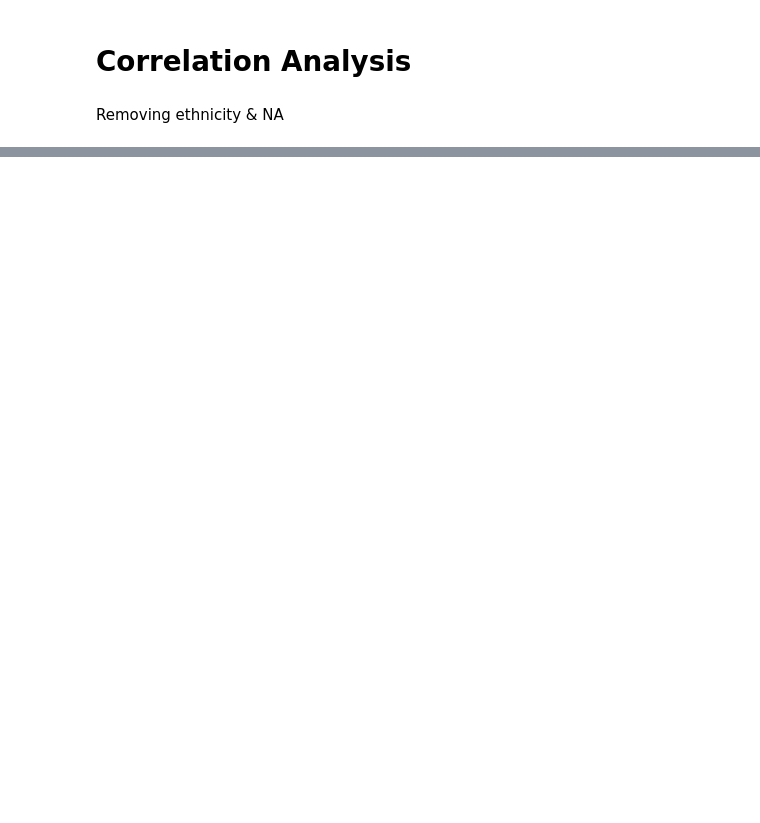
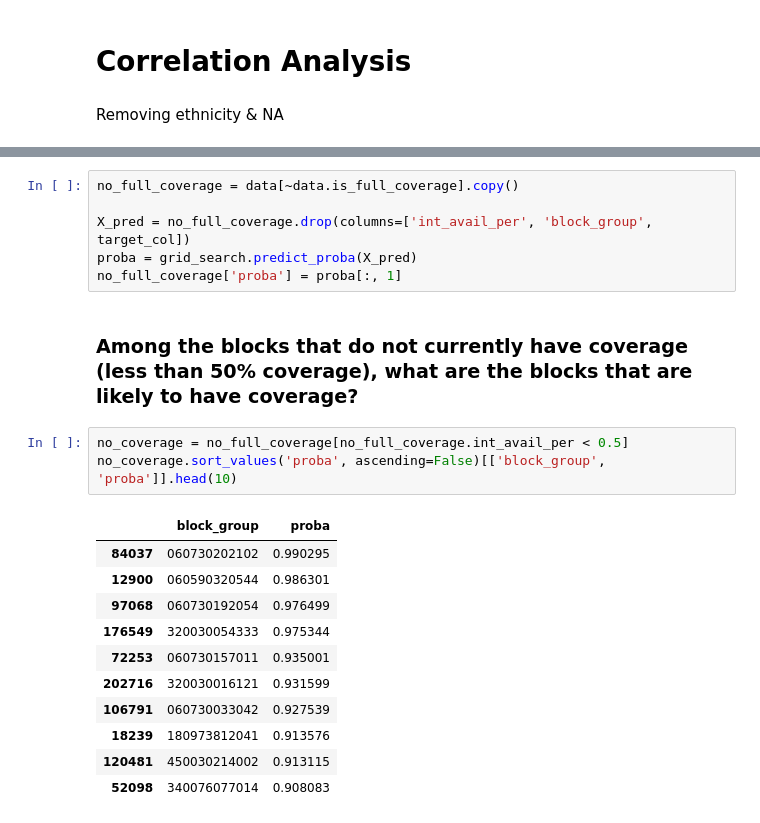
Before and after one commit to fccdsicapstone/data-exploration, a Jupyter notebook: internet_access_rate_analysis_model.ipynb, the cells around one changed output, grey strips where cells are left out. Saved outputs shown, nothing was run; the diff lists cells and outputs as text; blank space fills up the shorter version.

Commit message:
finished prediction

```diff
--- a/internet_access_rate_analysis_model.ipynb
+++ b/internet_access_rate_analysis_model.ipynb
@@ -285,0 +264,23 @@ coefficients.sort_values('gini_coef', ascending=False)
+# %%
+no_full_coverage = data[~data.is_full_coverage].copy()
+
+X_pred = no_full_coverage.drop(columns=['int_avail_per', 'block_group', target_col])
+proba = grid_search.predict_proba(X_pred)
+no_full_coverage['proba'] = proba[:, 1]
+# %% [markdown]
+### Among the blocks that do not currently have coverage (less than 50% coverage), what are the blocks that are likely to have coverage?
+# %%
+no_coverage = no_full_coverage[no_full_coverage.int_avail_per < 0.5]
+no_coverage.sort_values('proba', ascending=False)[['block_group', 'proba']].head(10)
+# %% [output]
+|  | block_group | proba |
+| 84037 | 060730202102 | 0.990295 |
+| 12900 | 060590320544 | 0.986301 |
+| 97068 | 060730192054 | 0.976499 |
+| 176549 | 320030054333 | 0.975344 |
+| 72253 | 060730157011 | 0.935001 |
+| 202716 | 320030016121 | 0.931599 |
+| 106791 | 060730033042 | 0.927539 |
+| 18239 | 180973812041 | 0.913576 |
+| 120481 | 450030214002 | 0.913115 |
+| 52098 | 340076077014 | 0.908083 |
```
Also changed, not shown: parts of 20 cells of this notebook.
